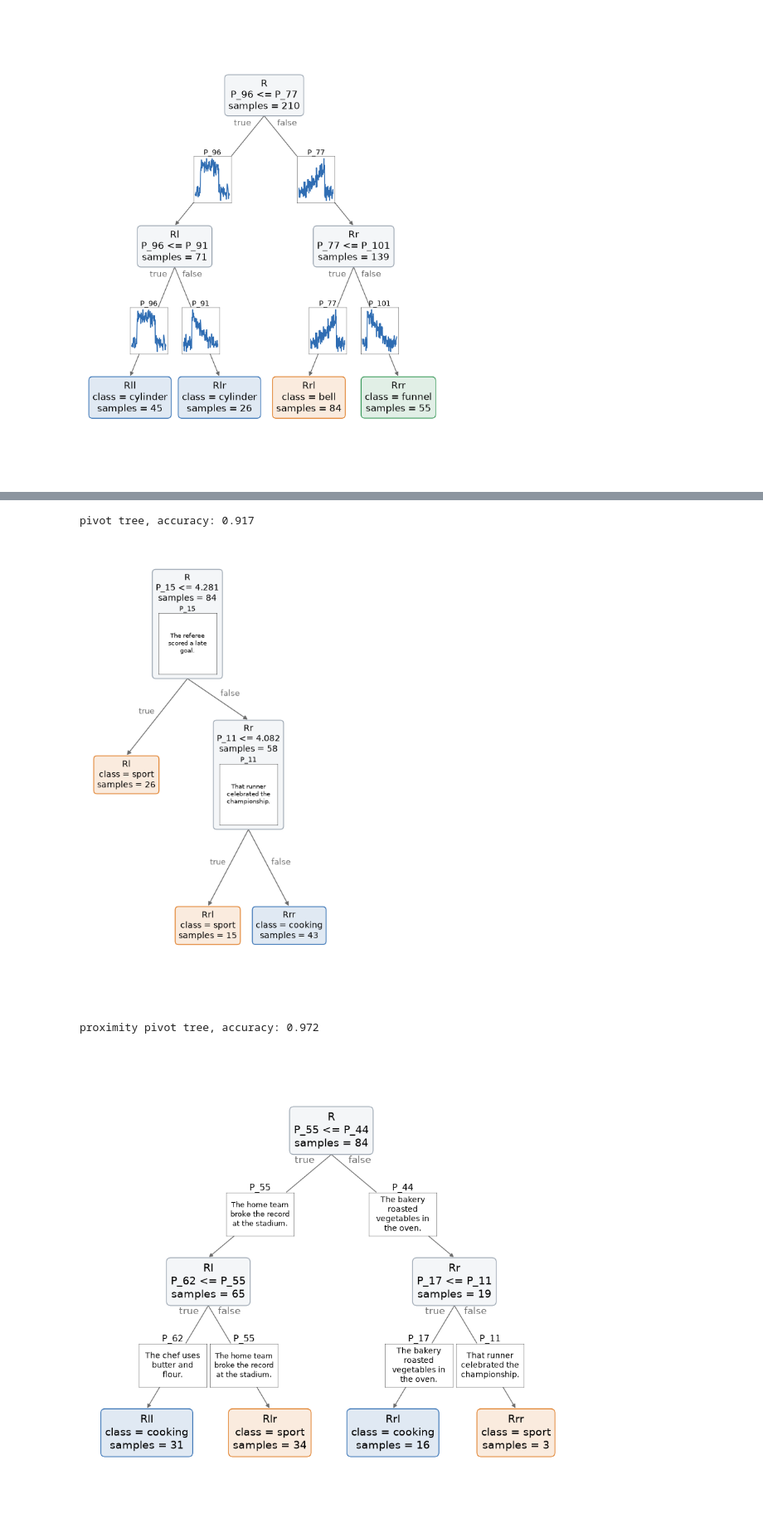
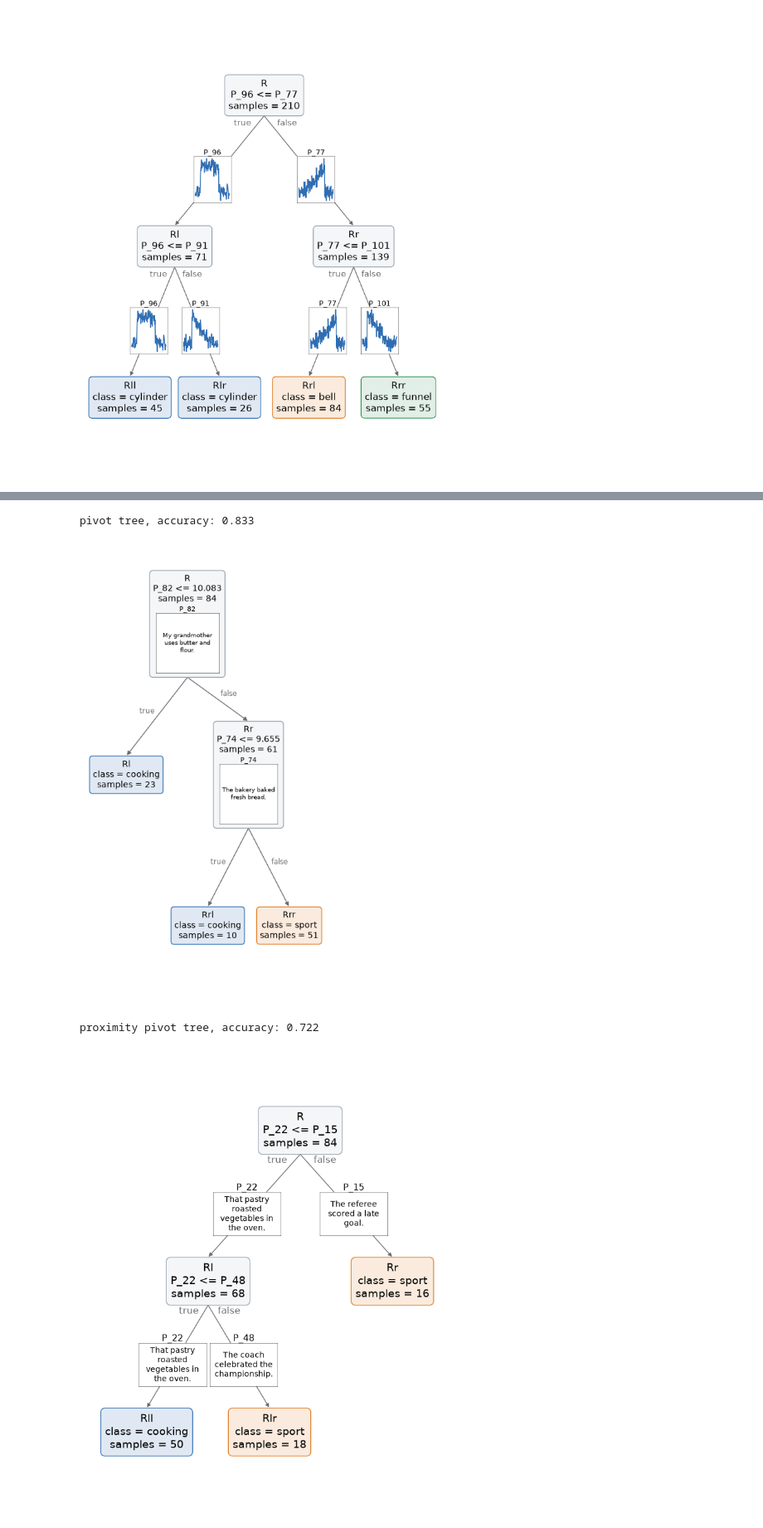
Before and after one commit to fismimosa/RuleTree, a Jupyter notebook: Examples/PivotTree_data_types.ipynb, the cells around one changed output, grey strips where cells are left out. Shown at 83% size. Drawn from its saved outputs; the diff is of its cells as text; code cells hidden in the pictures.

Commit message:
Stump pivot: embedder (anche per i testi) con embedding calcolati una volta per albero; pivot salvati come dati originali e disegnati da plot_tree(show_media=True) senza passare i dati

```diff
--- a/Examples/PivotTree_data_types.ipynb
+++ b/Examples/PivotTree_data_types.ipynb
@@ -167,30 +167,25 @@ texts, text_labels = np.array(texts), np.array(text_labels)
 texts_train, texts_test, y_train, y_test = train_test_split(texts, text_labels, test_size=0.3,
                                                             stratify=text_labels, random_state=0)
 # %%
-from sklearn.decomposition import TruncatedSVD
-from sklearn.feature_extraction.text import TfidfVectorizer
-from sklearn.pipeline import make_pipeline
-from sklearn.preprocessing import Normalizer
+from sklearn.feature_extraction.text import HashingVectorizer
 
-embedding = make_pipeline(TfidfVectorizer(), TruncatedSVD(n_components=10, random_state=0), Normalizer())
-X_train = embedding.fit_transform(texts_train)
-X_test = embedding.transform(texts_test)
+embedder = HashingVectorizer(n_features=256, alternate_sign=False)  # the counts of the words, hashed
 
-pivot_model = pivot_tree(PivotTreeStumpClassifier(), y_train, X=X_train)
-print("pivot tree, accuracy:", round(accuracy_score(y_test, pivot_model.predict(X_test)), 3))
-pivot_model.plot_tree(show_media=True, media=("text", texts_train))
+pivot_model = pivot_tree(PivotTreeStumpClassifier(embedder=embedder), y_train, X_txt=texts_train)
+print("pivot tree, accuracy:", round(accuracy_score(y_test, pivot_model.predict(X_txt=texts_test)), 3))
+pivot_model.plot_tree(show_media=True)
 plt.show()
 # %% [output]
-pivot tree, accuracy: 0.917
+pivot tree, accuracy: 0.833
-[figure, old version]
+[figure, new version]
 # %%
-proximity_model = pivot_tree(ProximityPivotTreeStumpClassifier(), y_train, X=X_train)
-print("proximity pivot tree, accuracy:", round(accuracy_score(y_test, proximity_model.predict(X_test)), 3))
-proximity_model.plot_tree(show_media=True, media=("text", texts_train))
+proximity_model = pivot_tree(ProximityPivotTreeStumpClassifier(embedder=embedder), y_train, X_txt=texts_train)
+print("proximity pivot tree, accuracy:", round(accuracy_score(y_test, proximity_model.predict(X_txt=texts_test)), 3))
+proximity_model.plot_tree(show_media=True)
 plt.show()
 # %% [output]
-proximity pivot tree, accuracy: 0.972
+proximity pivot tree, accuracy: 0.722
-[figure, old version]
+[figure, new version]
 # %% [markdown]
 ## Reading a prediction
 
```
Also changed, not shown: parts of 10 cells of this notebook, 21 other files.
